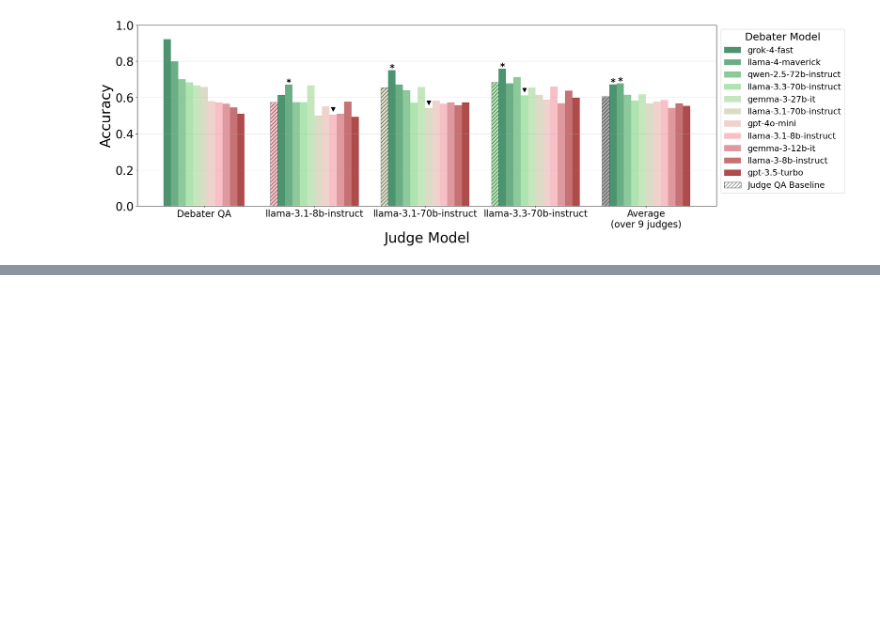
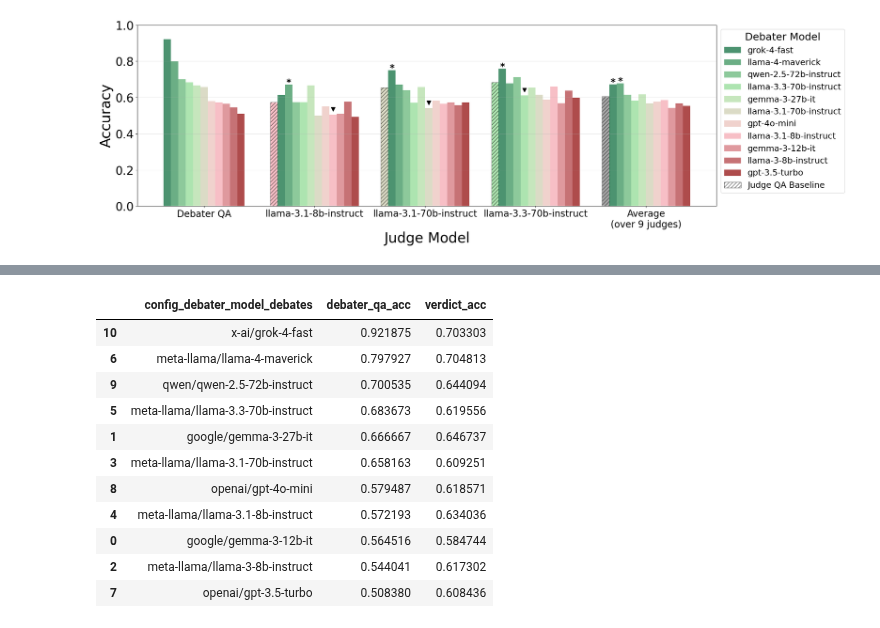
Before and after one commit to joshlevy89/llm_judge_debate_NEW, a Jupyter notebook: analysis/poster.ipynb, the cells around one changed output, grey strips where cells are left out. Cells and saved outputs as stored; diff of their text form; code cells hidden in the pictures; blank space fills up the shorter version.

```diff
--- a/analysis/poster.ipynb
+++ b/analysis/poster.ipynb
@@ -655,0 +679,15 @@ Linear Regression:
+# %%
+debater_data
+# %% [output]
+|  | config_debater_model_debates | debater_qa_acc | verdict_acc |
+| 10 | x-ai/grok-4-fast | 0.921875 | 0.703303 |
+| 6 | meta-llama/llama-4-maverick | 0.797927 | 0.704813 |
+| 9 | qwen/qwen-2.5-72b-instruct | 0.700535 | 0.644094 |
+| 5 | meta-llama/llama-3.3-70b-instruct | 0.683673 | 0.619556 |
+| 1 | google/gemma-3-27b-it | 0.666667 | 0.646737 |
+| 3 | meta-llama/llama-3.1-70b-instruct | 0.658163 | 0.609251 |
+| 8 | openai/gpt-4o-mini | 0.579487 | 0.618571 |
+| 4 | meta-llama/llama-3.1-8b-instruct | 0.572193 | 0.634036 |
+| 0 | google/gemma-3-12b-it | 0.564516 | 0.584744 |
+| 2 | meta-llama/llama-3-8b-instruct | 0.544041 | 0.617302 |
+| 7 | openai/gpt-3.5-turbo | 0.508380 | 0.608436 |
```
Also changed, not shown: parts of 5 cells of this notebook, 2 other files.
